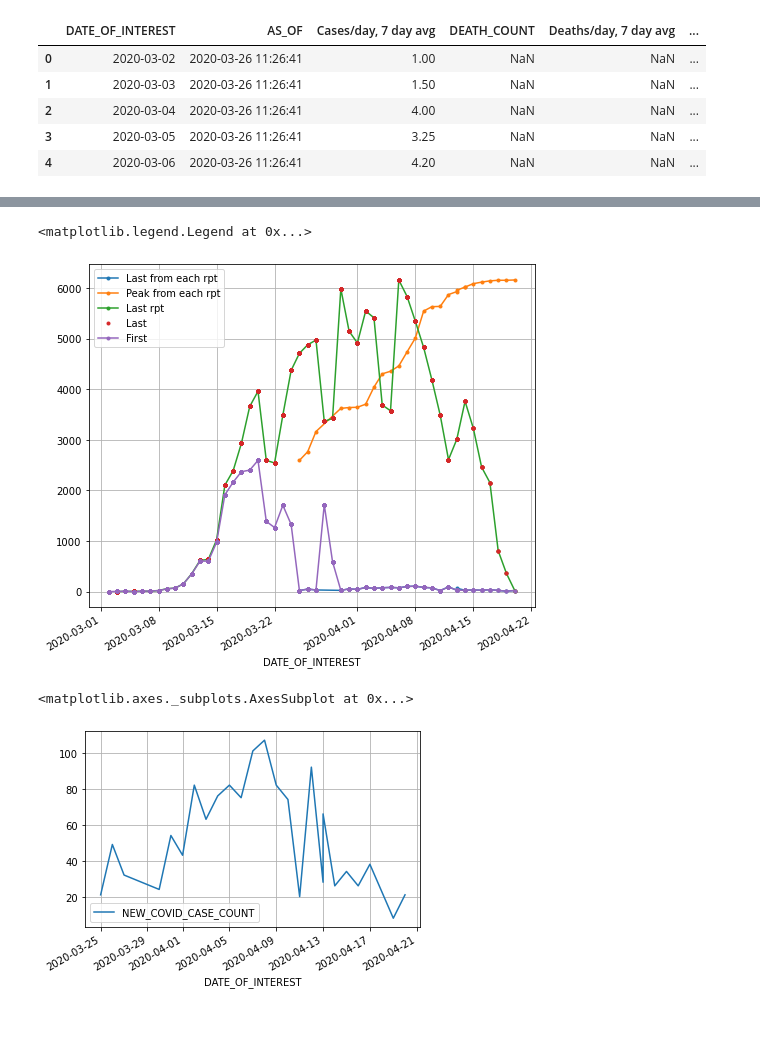
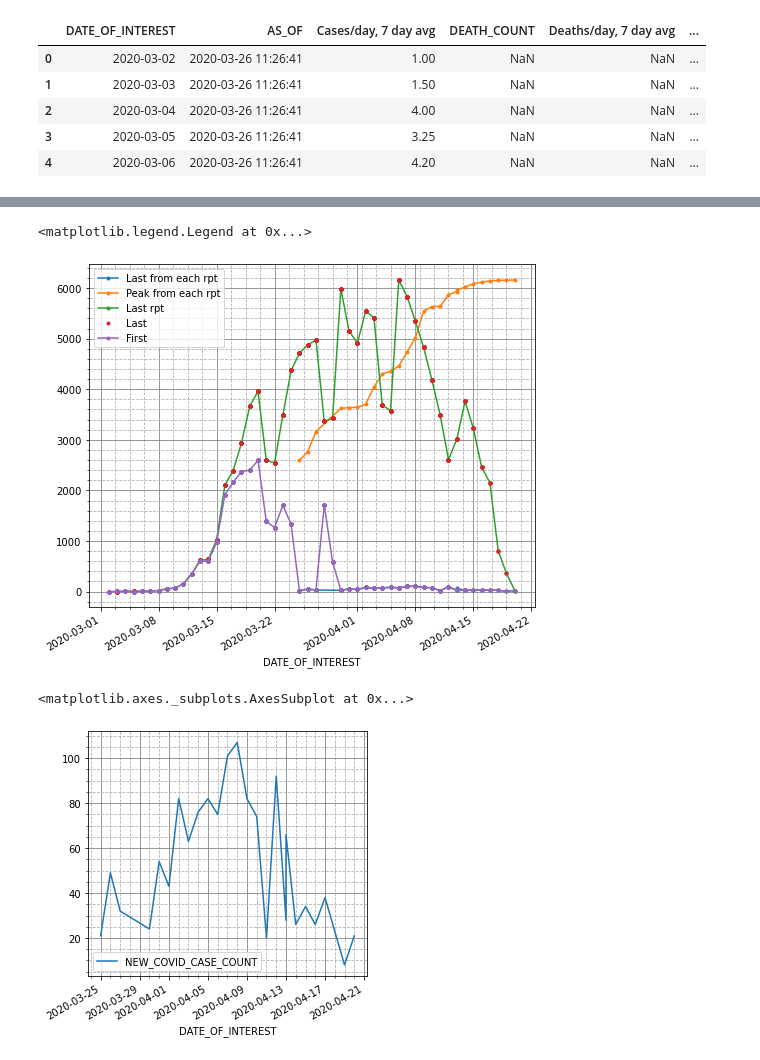
Before and after one commit to nychealth/coronavirus-data, a Jupyter notebook: Notebooks/Growth.ipynb, the cells around one changed output, grey strips where cells are left out. Drawn from its saved outputs; the diff is of its cells as text; code cells hidden in the pictures; blank space fills up the shorter version.

```diff
--- a/Notebooks/Growth.ipynb
+++ b/Notebooks/Growth.ipynb
@@ -8,6 +8,14 @@ import matplotlib.dates as mdates
 from matplotlib.dates import DateFormatter
 from matplotlib import pyplot as plt
 plt.rcParams['axes.grid'] = True
+plt.rcParams['axes.grid.which'] = "both"
+plt.rcParams['xtick.minor.visible'] = True
+plt.rcParams['ytick.minor.visible'] = True
+def pltdflt(figsize=(12, 10)):
+    fig, ax = plt.subplots(figsize=figsize)
+    plt.grid(True, which="minor", linestyle="--")
+    plt.grid(True, which="major", color="0.5")
+    return fig, ax
 # %%
 hdat = pd.read_csv("../history.csv")
 hdat.head()
@@ -150,5 +61,12 @@ hdat.head(50)
 # %%
 peak = hdat.groupby("AS_OF").max()
-peak.rename(columns={"Cases/day, 7 day avg": "Cases/day, 7 day avg, Peak", "NEW_COVID_CASE_COUNT": "NEW_COVID_CASE_COUNT, Peak"},
+peak.rename(columns={"Cases/day, 7 day avg": "Cases/day, 7 day avg, Peak",
+                     "NEW_COVID_CASE_COUNT": "NEW_COVID_CASE_COUNT, Peak",
+                     "Deaths/day, 7 day avg": "Deaths/day, 7 day avg, Peak",
+                     "DEATH_COUNT": "DEATH_COUNT, Peak"},
             inplace=True)
-hdat = hdat.merge(peak[["Cases/day, 7 day avg, Peak", "NEW_COVID_CASE_COUNT, Peak"]], on="AS_OF")
+hdat = hdat.merge(peak[["Cases/day, 7 day avg, Peak",
+                        "NEW_COVID_CASE_COUNT, Peak",
+                        "Deaths/day, 7 day avg, Peak",
+                        "DEATH_COUNT, Peak"]],
+                  on="AS_OF")
@@ -169,5 +90,5 @@ plt.grid(True, which="major", color="0.5")
 # %%
-fig, ax = plt.subplots(figsize=(8,7))
+fig, ax = pltdflt(figsize=(8,7))
 hdat.groupby("AS_OF").last().set_index("DATE_OF_INTEREST")[["NEW_COVID_CASE_COUNT"]].plot(style=".-", ax=ax)
 hdat.groupby("AS_OF").max().set_index("DATE_OF_INTEREST")[["NEW_COVID_CASE_COUNT"]].plot(style=".-", ax=ax)
 hdat[hdat["AS_OF"] == np.max(hdat["AS_OF"])].set_index("DATE_OF_INTEREST")[["NEW_COVID_CASE_COUNT"]].plot(style=".-", ax=ax)
@@ -177,10 +98,11 @@ hdat.set_index("DATE_OF_INTEREST")[["First"]].plot(style=".-", ax=ax)
 ax.legend(["Last from each rpt", "Peak from each rpt", "Last rpt", "Last", "First"])
 # %% [output]
 <matplotlib.legend.Legend at 0x...>
-[figure, old version]
+[figure, new version]
 # %%
-hdat.groupby("AS_OF").last().set_index("DATE_OF_INTEREST")[["NEW_COVID_CASE_COUNT"]].plot()
+fig, ax = pltdflt(figsize=(5,5))
+hdat.groupby("AS_OF").last().set_index("DATE_OF_INTEREST")[["NEW_COVID_CASE_COUNT"]].plot(ax=ax)
 # %% [output]
 <matplotlib.axes._subplots.AxesSubplot at 0x...>
-[figure, old version]
+[figure, new version]
 # %%
```
Also changed, not shown: parts of 14 cells of this notebook, 1 other file.
